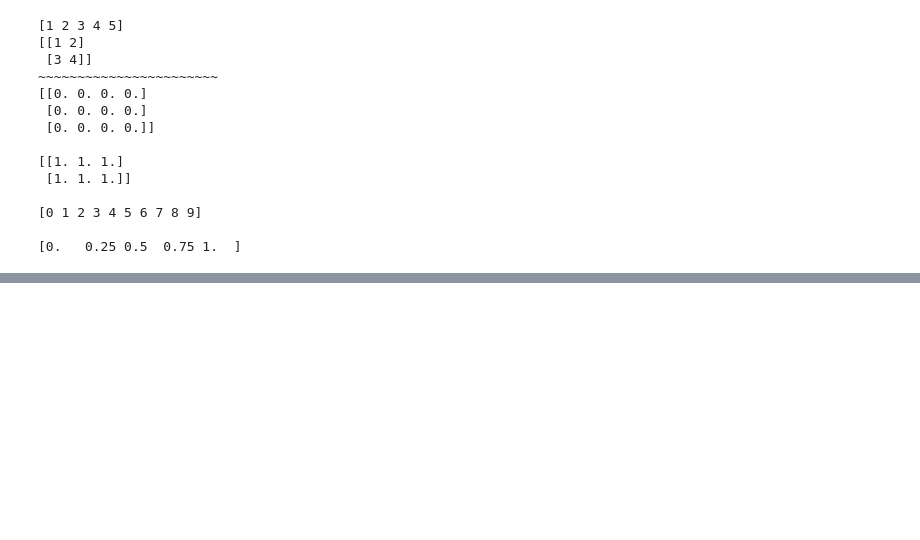
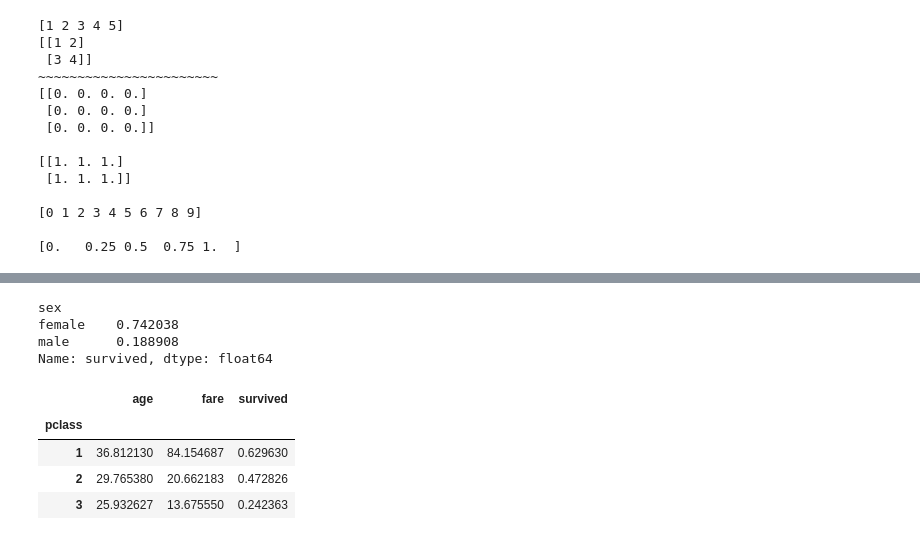
Before and after one commit to zhanghuile069-jpg/weekly-learning, a Jupyter notebook: week1/week01.ipynb, the cells around one changed output, grey strips where cells are left out. Saved outputs shown, nothing was run; the diff lists cells and outputs as text; code cells hidden in the pictures; blank space fills up the shorter version.

```diff
--- a/week1/week01.ipynb
+++ b/week1/week01.ipynb
@@ -319,0 +702,7 @@ print(arr.dtype)  #数据类型
+# %%
+# 📅 Day 5：Pandas 进阶
+
+print("现实数据永远有缺失值，必须学会处理。")
+
+import seaborn as sns
+df = sns.load_dataset("titanic")
@@ -319,0 +756,60 @@ print(arr.dtype)  #数据类型
+# %%
+# 4. 处理方式二：填充缺失值（更常用）
+
+df["age"] = df["age"].fillna(df["age"].median())
+# inplace=True 表示直接在原数据上修改，不用赋值
+
+df["embarked"] = df["embarked"].fillna(df["embarked"].mode()[0])
+# 用众数填充登船港口
+# %%
+# 5.2 groupby 分组聚合
+df.groupby("sex")["survived"].mean()
+# sex
+# female    0.742038
+# male      0.188908
+# %% [output]
+sex
+female    0.742038
+male      0.188908
+Name: survived, dtype: float64
+# %%
+# 按船舱等级分组，看平均年龄和票价
+df.groupby("pclass").agg({
+    "age": "mean",
+    "fare": "mean",
+    "survived": "mean"
+})
+
+# 解释：agg() 是聚合函数
+
+#`agg()`** 是聚合函数，**必须配合 `groupby()`** 对分组数据进行汇总计算。
+
+#核心作用**：对每一组应用一个或多个统计函数（如求均值、求和）。
+
+#**常用形式**：
+# 1. 对所有列用同一函数
+#df.groupby("列").agg("mean")
+
+# 2. 不同列用不同函数（字典）
+#df.groupby("列").agg({"列A": "sum", "列B": "mean"})
+
+# 3. 同时计算多个统计量并重命名
+#df.groupby("列").agg(
+ #   新列名=("列A", "mean"),
+  #  另一列=("列B", "median")
+#)
+
+#关键技巧**：`"survived": "mean"` → 因为存活列为 0/1，均值直接就是**存活率**。
+
+
+#          age       fare  survived
+# pclass
+# 1       38.23  84.154687  0.629630
+# 2       29.88  20.662183  0.472826
+# 3       25.14  13.675550  0.242363
+# %% [output]
+|  | age | fare | survived |
+| pclass |  |  |  |
+| 1 | 36.812130 | 84.154687 | 0.629630 |
+| 2 | 29.765380 | 20.662183 | 0.472826 |
+| 3 | 25.932627 | 13.675550 | 0.242363 |
```
Also changed, not shown: parts of 43 cells of this notebook, 6 other files.
